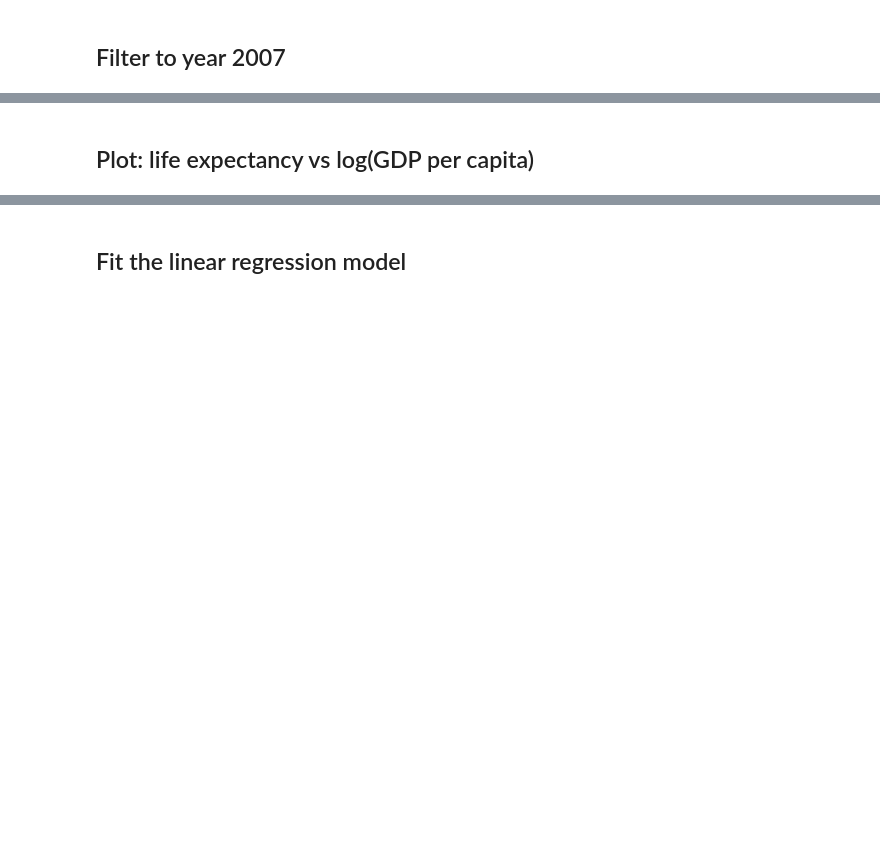
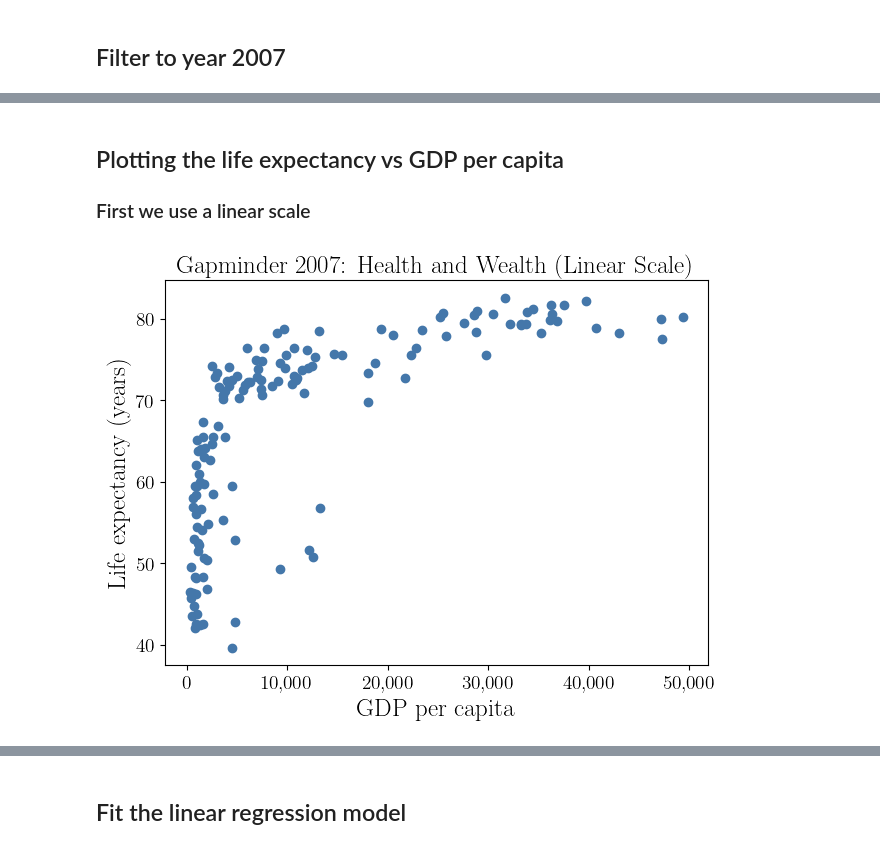
Before and after one commit to fjhickernell/MATH563Spring2026, a Jupyter notebook: classlib/classlib/notebooks/health_wealth_gapminder_regression.ipynb, the cells around one changed output, grey strips where cells are left out. Drawn from its saved outputs; the diff is of its cells as text; code cells hidden in the pictures; blank space fills up the shorter version.

```diff
--- a/classlib/classlib/notebooks/health_wealth_gapminder_regression.ipynb
+++ b/classlib/classlib/notebooks/health_wealth_gapminder_regression.ipynb
@@ -55,2 +63,14 @@ df[["country","continent","year","lifeExp","gdpPercap","log_gdpPercap","pop"]].h
 # %% [markdown]
-## Plot: life expectancy vs log(GDP per capita)
+## Plotting the life expectancy vs GDP per capita
+
+### First we use a linear scale
+# %%
+from matplotlib.ticker import StrMethodFormatter
+plt.figure(figsize=(7,5))
+plt.scatter(df["gdpPercap"], df["lifeExp"])
+plt.gca().xaxis.set_major_formatter(StrMethodFormatter('{x:,.0f}'))
+plt.xlabel("GDP per capita")
+plt.ylabel("Life expectancy (years)")
+plt.title("Gapminder 2007: Health and Wealth (Linear Scale)");
+# %% [output]
+[figure, added]
```
Also changed, not shown: parts of 23 cells of this notebook, 10 other files.
